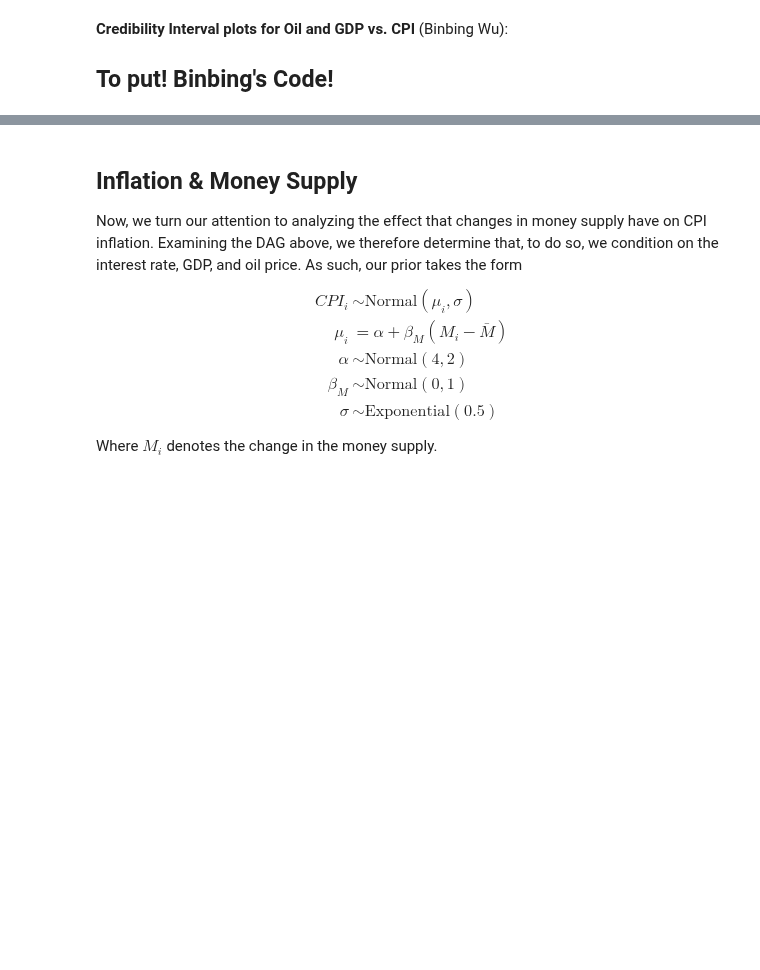
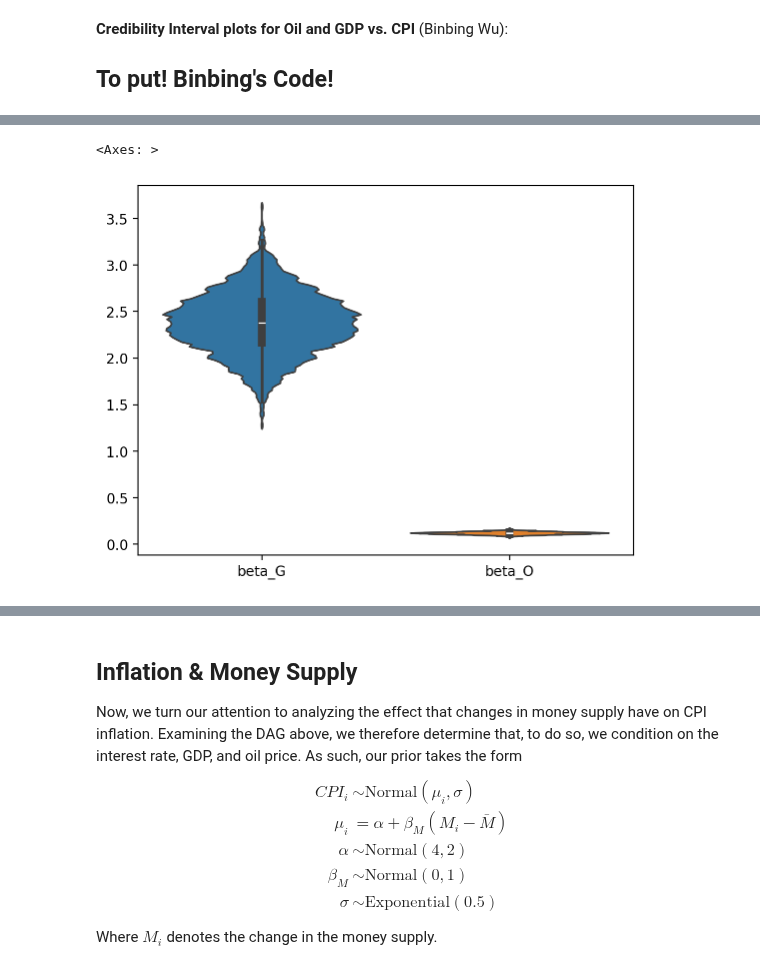
Before and after one commit to AndreiAf02/Math509Project_Public, a Jupyter notebook: 509ProjectV2.ipynb, the cells around one changed output, grey strips where cells are left out. Saved outputs shown, nothing was run; the diff lists cells and outputs as text; code cells hidden in the pictures; blank space fills up the shorter version.

```diff
--- a/509ProjectV2.ipynb
+++ b/509ProjectV2.ipynb
@@ -365,0 +414,5 @@ ylabel('Inflation', fontsize=12);
+# %%
+sns.violinplot(data=model_cpi_o_g_samples[['beta_G', 'beta_O']])
+# %% [output]
+<Axes: >
+[figure, added]
```
Also changed, not shown: parts of 8 cells of this notebook.
